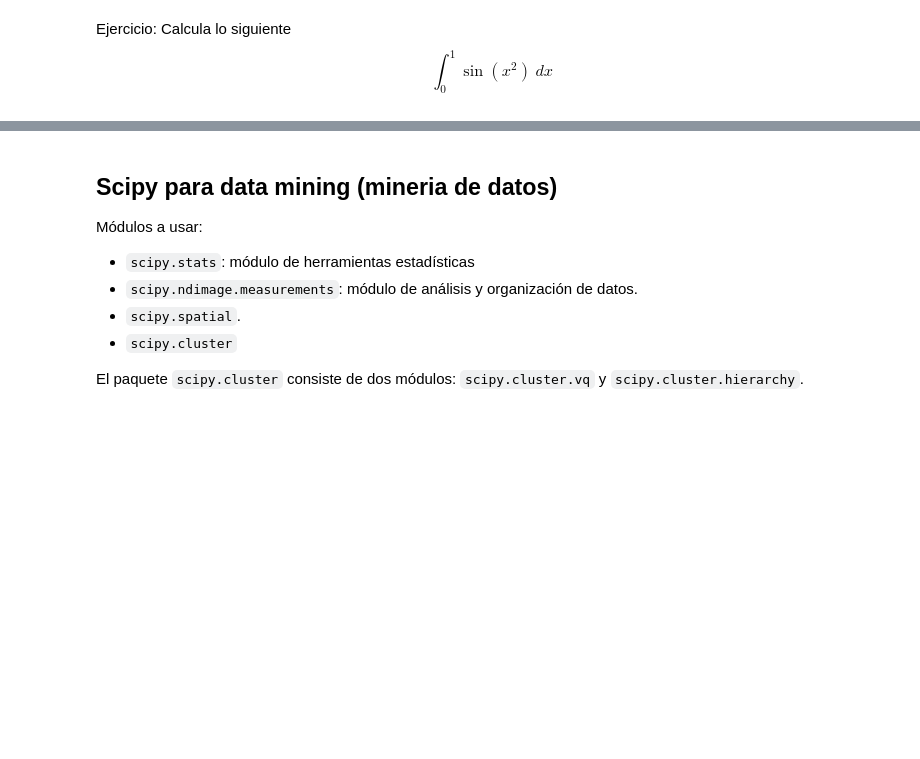
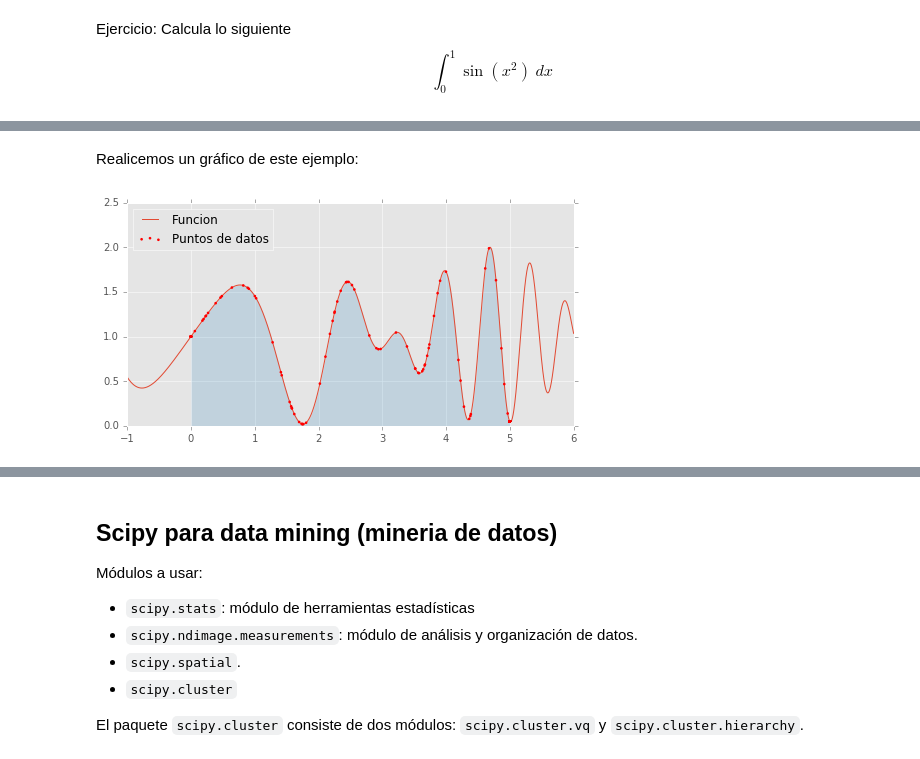
Before and after one commit to geckolml/M-L, a Jupyter notebook: numpy-scipy/Notas-scipy.ipynb, the cells around one changed output, grey strips where cells are left out. Cells and saved outputs as stored; diff of their text form; code cells hidden in the pictures; blank space fills up the shorter version.

```diff
--- a/numpy-scipy/Notas-scipy.ipynb
+++ b/numpy-scipy/Notas-scipy.ipynb
@@ -320,0 +338,21 @@ dsolucion = 5.08425628579
+# %% [markdown]
+Realicemos un gráfico de este ejemplo:
+# %%
+# integral definida de una funcion. La funcion original
+# y los puntos de datos
+
+fig = plt.figure(figsize=(8, 4))
+ax = fig.add_subplot(111)
+x1 = np.linspace(-1, 6, 10000)
+x2 = np.linspace(0, 5, 10000)
+
+ax.plot(x1, func(x1), label='Funcion')
+ax.fill_between(x2, 0, func(x2), alpha=0.2)
+ax.scatter(x, y, marker='o', edgecolor='none', facecolor='red',
+           s=7, zorder=3, label='Puntos de datos')
+ax.legend(loc='upper left')
+ax.set_xlim(-1, 6)
+ax.set_ylim(0, 2.5)
+plt.show()
+# %% [output]
+[figure, added]
```
Also changed, not shown: parts of 17 cells of this notebook.
